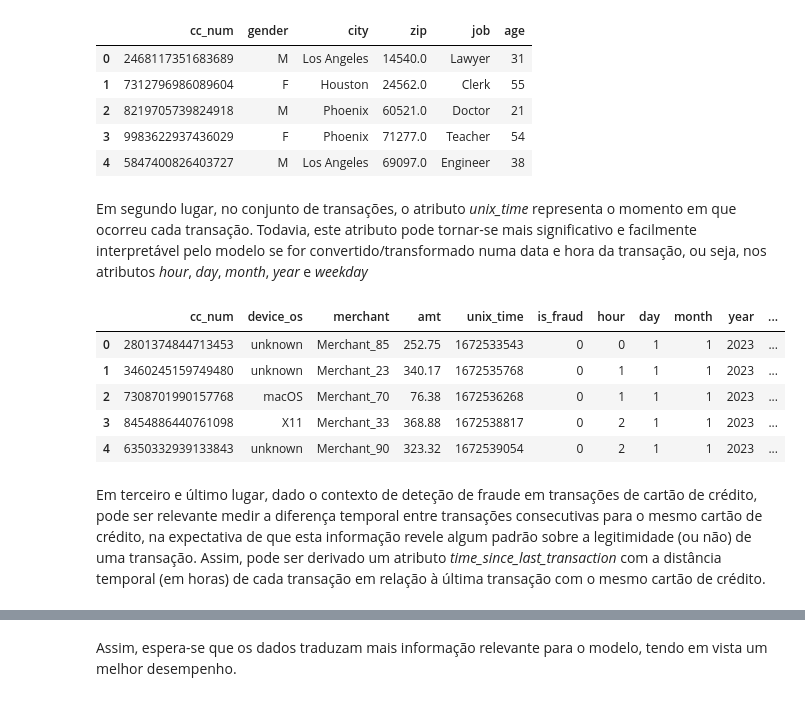
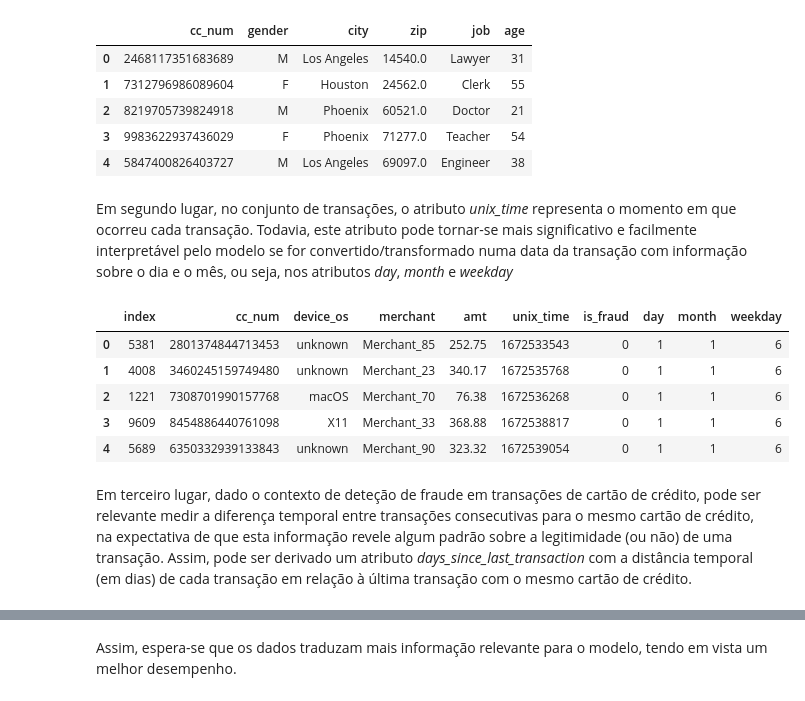
Before and after one commit to manelneto/fraud, a Jupyter notebook: task1.ipynb, the cells around one changed output, grey strips where cells are left out. Cells and saved outputs as stored; diff of their text form; code cells hidden in the pictures.

```diff
--- a/task1.ipynb
+++ b/task1.ipynb
@@ -1222,3 +1239,3 @@ Tendo resolvido todos os problemas de valores em falta no conjunto de transaçõ
 # %%
-clean_transactions = clean_transactions.drop(['index', 'trans_num'], axis = 1)
+clean_transactions = clean_transactions.drop(['trans_num'], axis = 1)
 # %% [markdown]
@@ -1245,26 +1262,24 @@ clean_customers.head()
 | 3 | 9983622937436029 | F | Phoenix | 71277.0 | Teacher | 54 |
 | 4 | 5847400826403727 | M | Los Angeles | 69097.0 | Engineer | 38 |
 # %% [markdown]
-Em segundo lugar, no conjunto de transações, o atributo *unix_time* representa o momento em que ocorreu cada transação. Todavia, este atributo pode tornar-se mais significativo e facilmente interpretável pelo modelo se for convertido/transformado numa data e hora da transação, ou seja, nos atributos *hour*, *day*, *month*, *year* e *weekday*
+Em segundo lugar, no conjunto de transações, o atributo *unix_time* representa o momento em que ocorreu cada transação. Todavia, este atributo pode tornar-se mais significativo e facilmente interpretável pelo modelo se for convertido/transformado numa data da transação com informação sobre o dia e o mês, ou seja, nos atributos *day*, *month* e *weekday*
 # %%
 timestamp = pd.to_datetime(clean_transactions['unix_time'], unit='s')
 
-clean_transactions['hour'] = timestamp.dt.hour
 clean_transactions['day'] = timestamp.dt.day
 clean_transactions['month'] = timestamp.dt.month
-clean_transactions['year'] = timestamp.dt.year
 clean_transactions['weekday'] = timestamp.dt.weekday
 
 clean_transactions.head()
 # %% [output]
-|  | cc_num | device_os | merchant | amt | unix_time | is_fraud | hour | day | month | year | ... |
-| 0 | 2801374844713453 | unknown | Merchant_85 | 252.75 | 1672533543 | 0 | 0 | 1 | 1 | 2023 | ... |
-| 1 | 3460245159749480 | unknown | Merchant_23 | 340.17 | 1672535768 | 0 | 1 | 1 | 1 | 2023 | ... |
-| 2 | 7308701990157768 | macOS | Merchant_70 | 76.38 | 1672536268 | 0 | 1 | 1 | 1 | 2023 | ... |
-| 3 | 8454886440761098 | X11 | Merchant_33 | 368.88 | 1672538817 | 0 | 2 | 1 | 1 | 2023 | ... |
-| 4 | 6350332939133843 | unknown | Merchant_90 | 323.32 | 1672539054 | 0 | 2 | 1 | 1 | 2023 | ... |
+|  | index | cc_num | device_os | merchant | amt | unix_time | is_fraud | day | month | weekday |
+| 0 | 5381 | 2801374844713453 | unknown | Merchant_85 | 252.75 | 1672533543 | 0 | 1 | 1 | 6 |
+| 1 | 4008 | 3460245159749480 | unknown | Merchant_23 | 340.17 | 1672535768 | 0 | 1 | 1 | 6 |
+| 2 | 1221 | 7308701990157768 | macOS | Merchant_70 | 76.38 | 1672536268 | 0 | 1 | 1 | 6 |
+| 3 | 9609 | 8454886440761098 | X11 | Merchant_33 | 368.88 | 1672538817 | 0 | 1 | 1 | 6 |
+| 4 | 5689 | 6350332939133843 | unknown | Merchant_90 | 323.32 | 1672539054 | 0 | 1 | 1 | 6 |
 # %% [markdown]
-Em terceiro e último lugar, dado o contexto de deteção de fraude em transações de cartão de crédito, pode ser relevante medir a diferença temporal entre transações consecutivas para o mesmo cartão de crédito, na expectativa de que esta informação revele algum padrão sobre a legitimidade (ou não) de uma transação. Assim, pode ser derivado um atributo *time_since_last_transaction* com a distância temporal (em horas) de cada transação em relação à última transação com o mesmo cartão de crédito.
+Em terceiro lugar, dado o contexto de deteção de fraude em transações de cartão de crédito, pode ser relevante medir a diferença temporal entre transações consecutivas para o mesmo cartão de crédito, na expectativa de que esta informação revele algum padrão sobre a legitimidade (ou não) de uma transação. Assim, pode ser derivado um atributo *days_since_last_transaction* com a distância temporal (em dias) de cada transação em relação à última transação com o mesmo cartão de crédito.
 # %%
 clean_transactions = clean_transactions.sort_values(by = ['cc_num', 'unix_time'])
 
```
Also changed, not shown: parts of 63 cells of this notebook, 5 other files.
